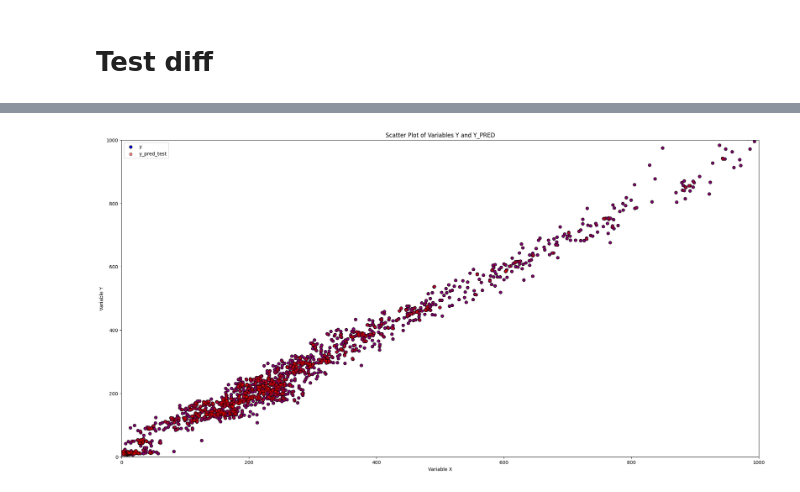
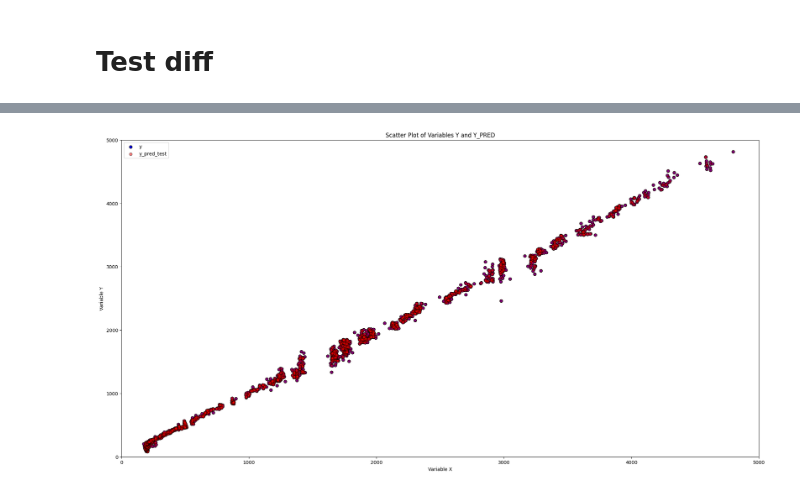
Before and after one commit to AmineMrabet12/AI-Trading-Bot, a Jupyter notebook: model_test.ipynb, the cells around one changed output, grey strips where cells are left out. Drawn from its saved outputs; the diff is of its cells as text; code cells hidden in the pictures.

```diff
--- a/model_test.ipynb
+++ b/model_test.ipynb
@@ -33 +32,3 @@ Change %    0
 dtype: int64
+# %%
+df.rename(columns={'Adj Close': 'Price'}, inplace=True)
@@ -59,6 +76,6 @@ Index(['SNo', 'Price', 'Open', 'High', 'Low', 'Vol.', 'Change %', 'Year',
       dtype='object')
 # %%
-df = df[['SNo', 'Year', 'Month', 'Day', 'Open', 'High', 'Low', 'Vol.', 'Change %', 'Price']]
+df = df[['Year', 'Month', 'Day', 'Open', 'High', 'Low', 'Close', 'Volume', 'Price']]
 # %%
 df
 # %% [output]
@@ -286,13 +301,13 @@ for i in range(len(y_test)):
 # %% [markdown]
 # Test diff
 # %%
-df_t = pd.read_csv('Ethereum.csv')
+df_t = pd.read_csv('ETH-USD.csv')
 # %%
 df_t[['Year', 'Month', 'Day']] = df_t['Date'].str.split('-', expand=True)
 
 df_t = df_t.drop(columns=['Date'])
-
-df_t = df_t[['SNo', 'Year', 'Month', 'Day', 'Open', 'High', 'Low', 'Vol.', 'Change %', 'Price']]
+df_t.rename(columns={'Adj Close': 'Price'}, inplace=True)
+df_t = df_t[['Year', 'Month', 'Day', 'Open', 'High', 'Low', 'Close', 'Volume', 'Price']]
 # %%
 from sklearn.preprocessing import StandardScaler
 from sklearn.model_selection import train_test_split
@@ -348,16 +349,16 @@ for i in range(len(y)):
 # %%
 import matplotlib.pyplot as plt
 
 plt.figure(figsize=(24, 12))
 plt.scatter(y_pred_test, list(y), color='blue', edgecolors='black', label='y') #, label=f"Correlation: {correlation:.2f}")
 plt.scatter(y_pred_test, y, color='red', edgecolors='black', alpha=0.5, label='y_pred_test')
 plt.xlabel('Variable X')
 plt.ylabel('Variable Y')
 plt.title('Scatter Plot of Variables Y and Y_PRED')
-plt.xlim(0, 1000)
-plt.ylim(0, 1000)
+plt.xlim(0, 5000)
+plt.ylim(0, 5000)
 plt.legend()
 plt.grid(False)
 plt.show()
 # %% [output]
-[figure, old version]
+[figure, new version]
```
Also changed, not shown: parts of 21 cells of this notebook, 2 other files.
